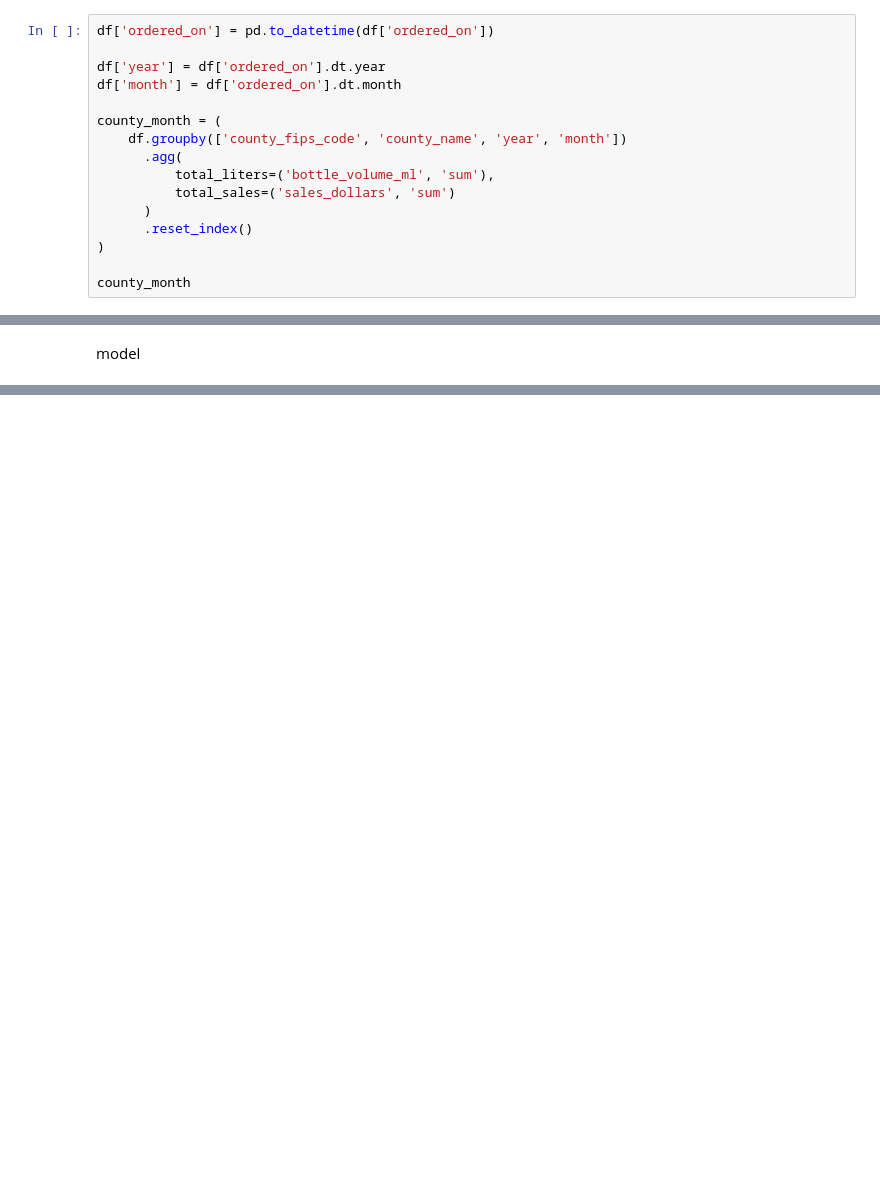
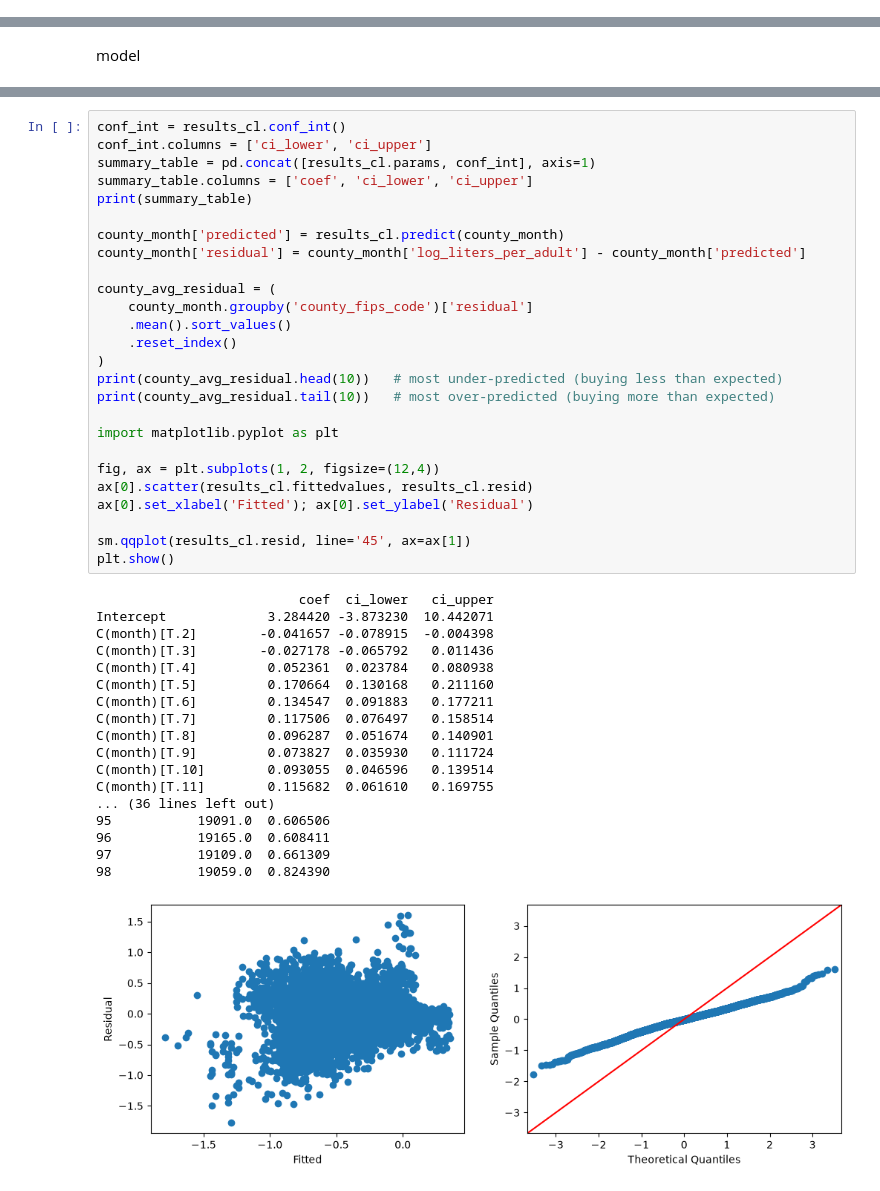
Before and after one commit to HudsonPifer1217/Data4401AlcoholProject, a Jupyter notebook: DEAD-Analysis.ipynb, the cells around one changed output, grey strips where cells are left out. Cells and saved outputs as stored; diff of their text form; blank space fills up the shorter version.

```diff
--- a/DEAD-Analysis.ipynb
+++ b/DEAD-Analysis.ipynb
@@ -214,16 +126,0 @@ df.head()
-# %%
-df['ordered_on'] = pd.to_datetime(df['ordered_on'])
-
-df['year'] = df['ordered_on'].dt.year
-df['month'] = df['ordered_on'].dt.month
-
-county_month = (
-    df.groupby(['county_fips_code', 'county_name', 'year', 'month'])
-      .agg(
-          total_liters=('bottle_volume_ml', 'sum'),
-          total_sales=('sales_dollars', 'sum')
-      )
-      .reset_index()
-)
-
-county_month
@@ -699,3 +486,48 @@ Covariance Type:              nonrobust
 3     employment_rate  1.154634
 4         log_density  2.135792
 5  log_stores_per_10k  1.235327
+# %%
+conf_int = results_cl.conf_int()
+conf_int.columns = ['ci_lower', 'ci_upper']
+summary_table = pd.concat([results_cl.params, conf_int], axis=1)
+summary_table.columns = ['coef', 'ci_lower', 'ci_upper']
+print(summary_table)
+
+county_month['predicted'] = results_cl.predict(county_month)
+county_month['residual'] = county_month['log_liters_per_adult'] - county_month['predicted']
+
+county_avg_residual = (
+    county_month.groupby('county_fips_code')['residual']
+    .mean().sort_values()
+    .reset_index()
+)
+print(county_avg_residual.head(10))   # most under-predicted (buying less than expected)
+print(county_avg_residual.tail(10))   # most over-predicted (buying more than expected)
+
+import matplotlib.pyplot as plt
+
+fig, ax = plt.subplots(1, 2, figsize=(12,4))
+ax[0].scatter(results_cl.fittedvalues, results_cl.resid)
+ax[0].set_xlabel('Fitted'); ax[0].set_ylabel('Residual')
+
+sm.qqplot(results_cl.resid, line='45', ax=ax[1])
+plt.show()
+# %% [output]
+                          coef  ci_lower   ci_upper
+Intercept             3.284420 -3.873230  10.442071
+C(month)[T.2]        -0.041657 -0.078915  -0.004398
+C(month)[T.3]        -0.027178 -0.065792   0.011436
+C(month)[T.4]         0.052361  0.023784   0.080938
+C(month)[T.5]         0.170664  0.130168   0.211160
+C(month)[T.6]         0.134547  0.091883   0.177211
+C(month)[T.7]         0.117506  0.076497   0.158514
+C(month)[T.8]         0.096287  0.051674   0.140901
+C(month)[T.9]         0.073827  0.035930   0.111724
+C(month)[T.10]        0.093055  0.046596   0.139514
+C(month)[T.11]        0.115682  0.061610   0.169755
+... (36 lines left out)
+95           19091.0  0.606506
+96           19165.0  0.608411
+97           19109.0  0.661309
+98           19059.0  0.824390
+[figure, added]
```
Also changed, not shown: parts of 21 cells of this notebook.
